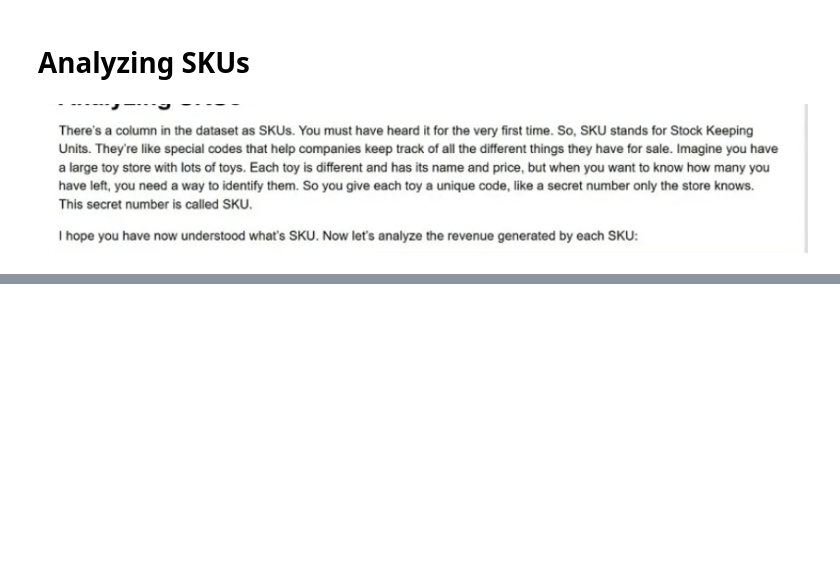
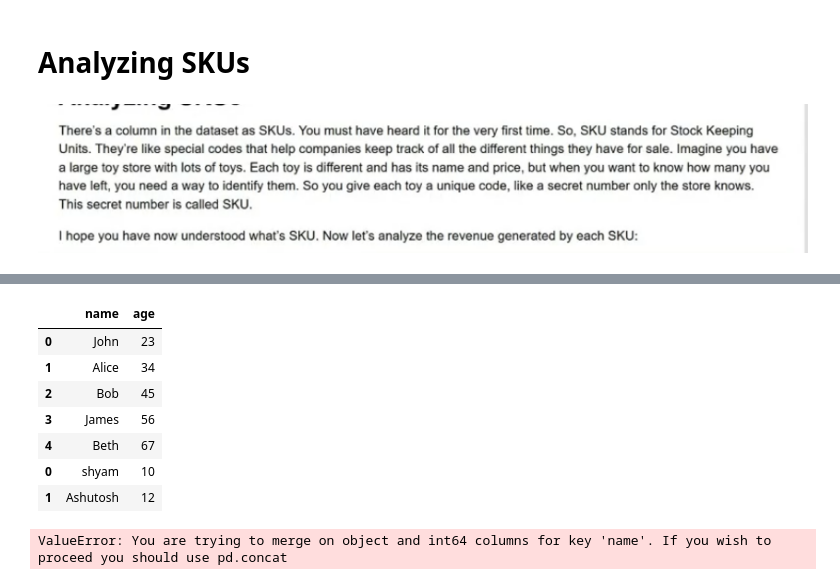
Before and after one commit to ashutosh414/Python-from-beginning, a Jupyter notebook: Day033_Project.ipynb, the cells around one changed output, grey strips where cells are left out. Cells and saved outputs as stored; diff of their text form; code cells hidden in the pictures; blank space fills up the shorter version.

```diff
--- a/Day033_Project.ipynb
+++ b/Day033_Project.ipynb
@@ -99,0 +212,12 @@ revenue_chart.show()
+# %%
+concateData=pd.concat([df1,df2],axis=0)
+concateData
+# %% [output]
+|  | name | age |
+| 0 | John | 23 |
+| 1 | Alice | 34 |
+| 2 | Bob | 45 |
+| 3 | James | 56 |
+| 4 | Beth | 67 |
+| 0 | shyam | 10 |
+| 1 | Ashutosh | 12 |
@@ -99,0 +227,4 @@ revenue_chart.show()
+# %%
+x1=df1.join(df3,on='name',how='inner')
+# %% [output]
+ValueError: You are trying to merge on object and int64 columns for key 'name'. If you wish to proceed you should use pd.concat
```
Also changed, not shown: parts of 26 cells of this notebook.
